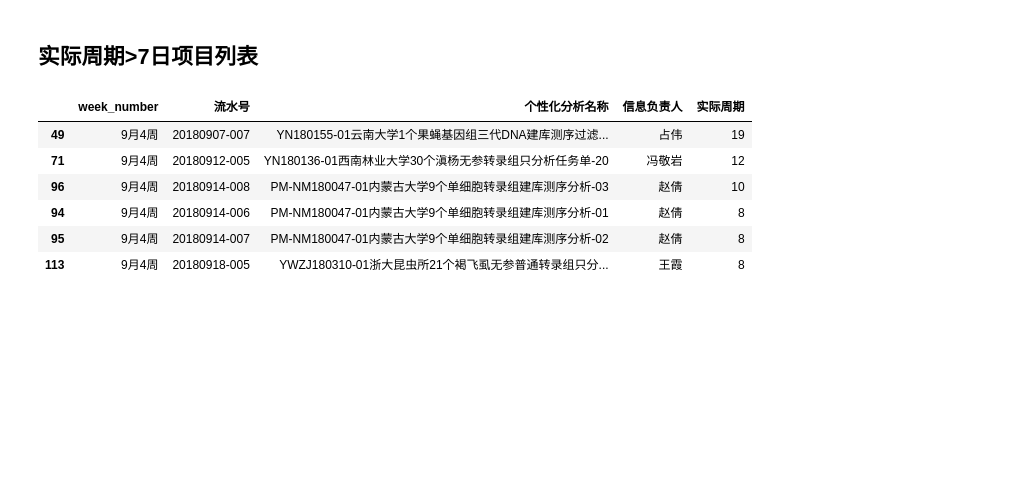
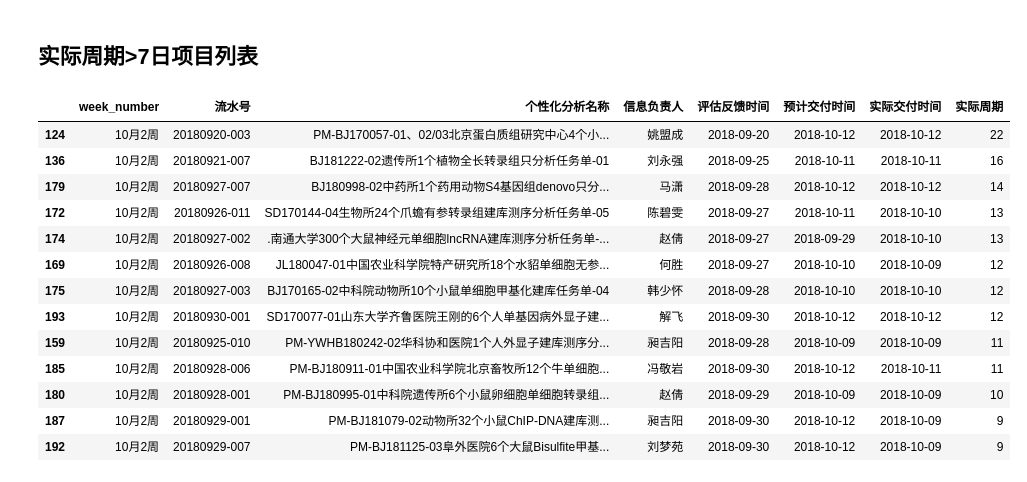
Before and after one commit to komais/chart, a Jupyter notebook: bin/supplment_analysis/个性化分析统计.ipynb, the cells around one changed output. Drawn from its saved outputs; the diff is of its cells as text; code cells hidden in the pictures; blank space fills up the shorter version.

```diff
--- a/bin/supplment_analysis/个性化分析统计.ipynb
+++ b/bin/supplment_analysis/个性化分析统计.ipynb
@@ -14,7 +14,7 @@ imp.reload(myModule)
 import time
 # %%
 pathway = './'
-all_files  = xiadan_check.get_files(pathway, "个性化","9月")   ##给路径
+all_files  = xiadan_check.get_files(pathway, "个性化","20181011")   ##给路径
 df1  = xiadan_check.read_xlsx(all_files , 0 )## read all files sheet1
 # %%
 import datetime
@@ -26,7 +26,7 @@ def changetype2(check_str):
     return value
 # %%
 date = pd.to_datetime(time.strftime('%Y-%m-%d',time.localtime(time.time())))
-stat_week = '9月4周'
+stat_week = '10月2周'
 ## df1:原始项目；
 ## df2:有效反馈项目，即排除驳回、暂停、沟通中
 ## df3:在线项目，基于df2
@@ -362,17 +335,24 @@ See the caveats in the documentation: http://pandas.pydata.org/pandas-docs/stabl
 # %% [markdown]
 ## 实际周期>7日项目列表
 # %%
-ss = myModule.format(df4,'week_number',['流水号','个性化分析名称','信息负责人','实际周期'])
+ss = myModule.format(df4,'week_number',['流水号','个性化分析名称','信息负责人','评估反馈时间','预计交付时间','实际交付时间','实际周期'])
 ss.select_by_value('week_number',stat_week)
 ss.judge_and_replace('实际周期',7)
 ss.select_by_value('实际周期_bool',True)
-tt = myModule.format(ss.df,'week_number',['流水号','个性化分析名称','信息负责人','实际周期']).df
-tt.sort_values(by = '实际周期',axis = 0,ascending = False)   #预计周期从大到小排序
+tt = myModule.format(ss.df,'week_number',['流水号','个性化分析名称','信息负责人','评估反馈时间','预计交付时间','实际交付时间','实际周期']).df
+tt.sort_values(by = '实际周期',axis = 0,ascending = False)
 # %% [output]
-|  | week_number | 流水号 | 个性化分析名称 | 信息负责人 | 实际周期 |
-| 49 | 9月4周 | 20180907-007 | YN180155-01云南大学1个果蝇基因组三代DNA建库测序过滤... | 占伟 | 19 |
-| 71 | 9月4周 | 20180912-005 | YN180136-01西南林业大学30个滇杨无参转录组只分析任务单-20 | 冯敬岩 | 12 |
-| 96 | 9月4周 | 20180914-008 | PM-NM180047-01内蒙古大学9个单细胞转录组建库测序分析-03 | 赵倩 | 10 |
-| 94 | 9月4周 | 20180914-006 | PM-NM180047-01内蒙古大学9个单细胞转录组建库测序分析-01 | 赵倩 | 8 |
-| 95 | 9月4周 | 20180914-007 | PM-NM180047-01内蒙古大学9个单细胞转录组建库测序分析-02 | 赵倩 | 8 |
-| 113 | 9月4周 | 20180918-005 | YWZJ180310-01浙大昆虫所21个褐飞虱无参普通转录组只分... | 王霞 | 8 |
+|  | week_number | 流水号 | 个性化分析名称 | 信息负责人 | 评估反馈时间 | 预计交付时间 | 实际交付时间 | 实际周期 |
+| 124 | 10月2周 | 20180920-003 | PM-BJ170057-01、02/03北京蛋白质组研究中心4个小... | 姚盟成 | 2018-09-20 | 2018-10-12 | 2018-10-12 | 22 |
+| 136 | 10月2周 | 20180921-007 | BJ181222-02遗传所1个植物全长转录组只分析任务单-01 | 刘永强 | 2018-09-25 | 2018-10-11 | 2018-10-11 | 16 |
+| 179 | 10月2周 | 20180927-007 | BJ180998-02中药所1个药用动物S4基因组denovo只分... | 马潇 | 2018-09-28 | 2018-10-12 | 2018-10-12 | 14 |
+| 172 | 10月2周 | 20180926-011 | SD170144-04生物所24个爪蟾有参转录组建库测序分析任务单-05 | 陈碧雯 | 2018-09-27 | 2018-10-11 | 2018-10-10 | 13 |
+| 174 | 10月2周 | 20180927-002 | .南通大学300个大鼠神经元单细胞lncRNA建库测序分析任务单-... | 赵倩 | 2018-09-27 | 2018-09-29 | 2018-10-10 | 13 |
+| 169 | 10月2周 | 20180926-008 | JL180047-01中国农业科学院特产研究所18个水貂单细胞无参... | 何胜 | 2018-09-27 | 2018-10-10 | 2018-10-09 | 12 |
+| 175 | 10月2周 | 20180927-003 | BJ170165-02中科院动物所10个小鼠单细胞甲基化建库任务单-04 | 韩少怀 | 2018-09-28 | 2018-10-10 | 2018-10-10 | 12 |
+| 193 | 10月2周 | 20180930-001 | SD170077-01山东大学齐鲁医院王刚的6个人单基因病外显子建... | 解飞 | 2018-09-30 | 2018-10-12 | 2018-10-12 | 12 |
+| 159 | 10月2周 | 20180925-010 | PM-YWHB180242-02华科协和医院1个人外显子建库测序分... | 昶吉阳 | 2018-09-28 | 2018-10-09 | 2018-10-09 | 11 |
+| 185 | 10月2周 | 20180928-006 | PM-BJ180911-01中国农业科学院北京畜牧所12个牛单细胞... | 冯敬岩 | 2018-09-30 | 2018-10-12 | 2018-10-11 | 11 |
+| 180 | 10月2周 | 20180928-001 | PM-BJ180995-01中科院遗传所6个小鼠卵细胞单细胞转录组... | 赵倩 | 2018-09-29 | 2018-10-09 | 2018-10-09 | 10 |
+| 187 | 10月2周 | 20180929-001 | PM-BJ181079-02动物所32个小鼠ChIP-DNA建库测... | 昶吉阳 | 2018-09-30 | 2018-10-12 | 2018-10-09 | 9 |
+| 192 | 10月2周 | 20180929-007 | PM-BJ181125-03阜外医院6个大鼠Bisulfite甲基... | 刘梦苑 | 2018-09-30 | 2018-10-12 | 2018-10-09 | 9 |
```
Also changed, not shown: parts of 5 cells of this notebook, 3 other files.
